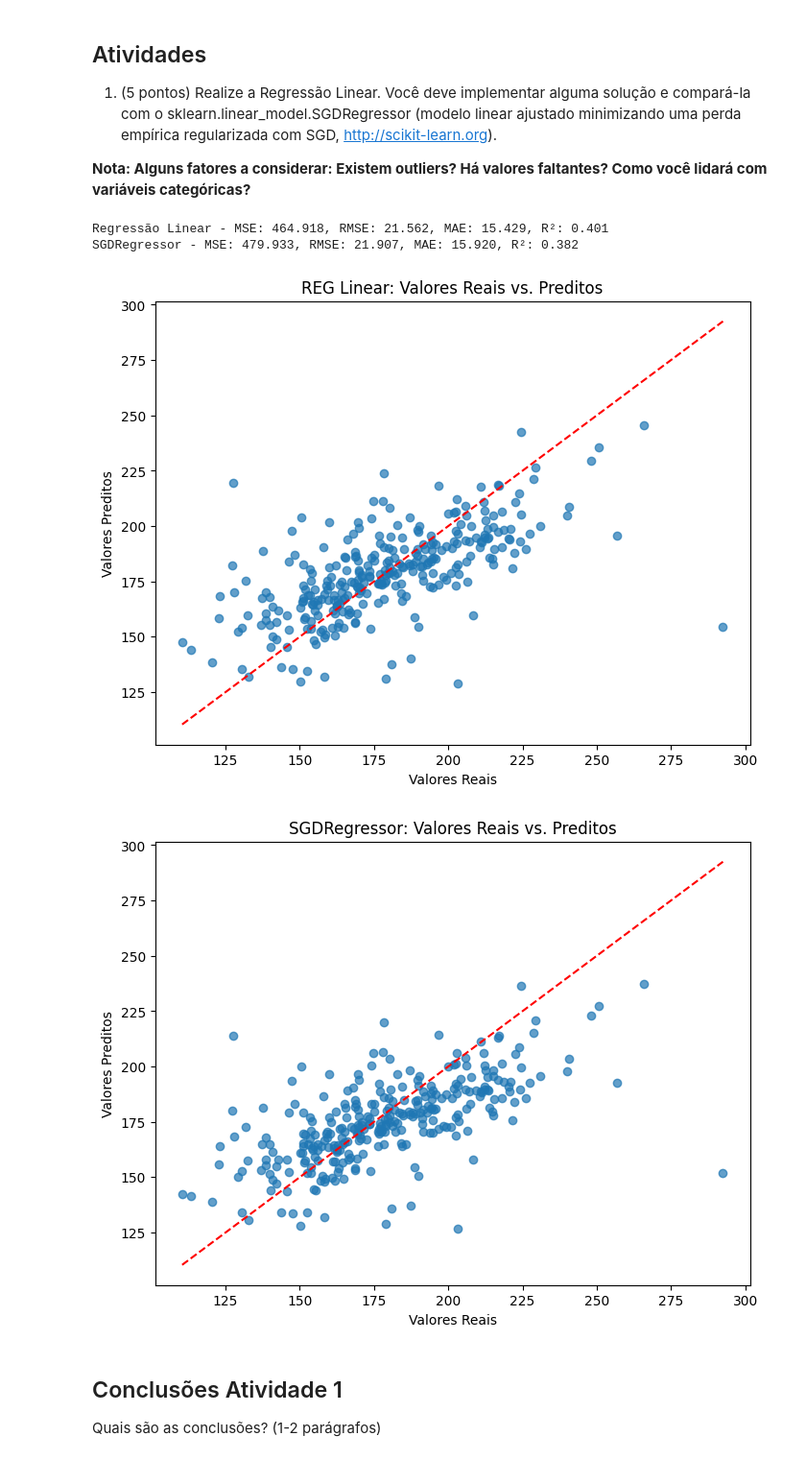
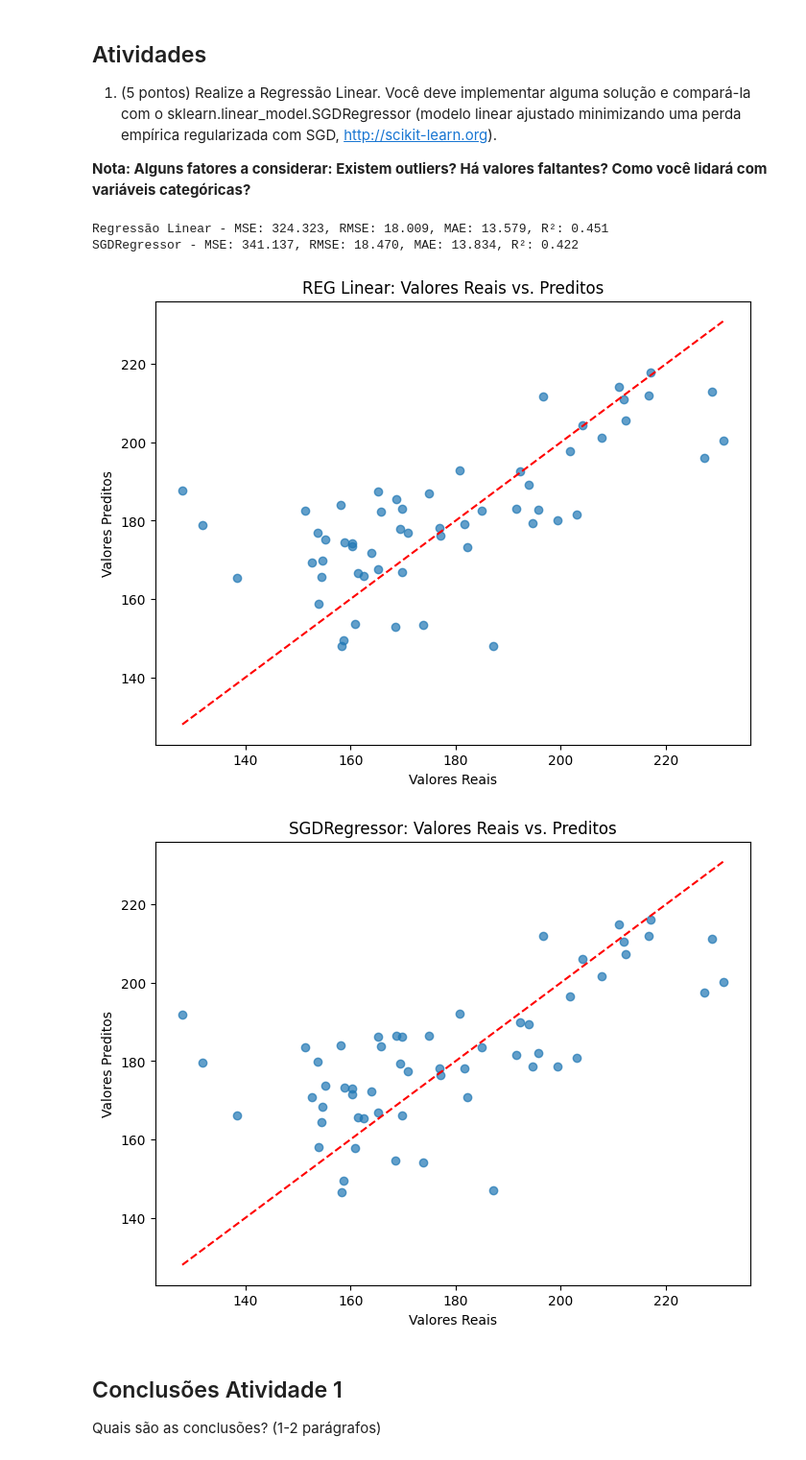
Before and after one commit to Nathan-Rgs/ai-classes, a Jupyter notebook: ac1/AC1_Inteligência_Artificial.ipynb, the cells around one changed output. Shown at 96% size. Cells and saved outputs as stored; diff of their text form; code cells hidden in the pictures.

```diff
--- a/ac1/AC1_Inteligência_Artificial.ipynb
+++ b/ac1/AC1_Inteligência_Artificial.ipynb
@@ -119,12 +119,15 @@ from sklearn.compose import ColumnTransformer
 from sklearn.pipeline import Pipeline
 from sklearn.linear_model import LinearRegression, SGDRegressor
 from sklearn.metrics import mean_squared_error, mean_absolute_error, r2_score
-from sklearn.impute import SimpleImputer
 import matplotlib.pyplot as plt
 
 # 1. Carregar os dados
 train_df = pd.read_csv("data-trainAc1.csv")
 test_df = pd.read_csv("data-testAc1.csv")
+
+# Remover registros com valores faltantes
+train_df = train_df.dropna()
+test_df = test_df.dropna()
 
 # Separar a variável alvo e os atributos
 X_train = train_df.drop(columns=["target_deathrate", "geography"])
@@ -134,26 +137,14 @@ X_test = test_df.drop(columns=["target_deathrate", "geography"])
 y_test = test_df["target_deathrate"]
 
 # 2. Pré-processamento
-# Identificar colunas numéricas e categóricas
 numeric_features = X_train.select_dtypes(include=["int64", "float64"]).columns.tolist()
-categorical_features = ["geography"]
 
-# Pipeline para atributos numéricos com imputação e escalonamento
 numeric_transformer = Pipeline(steps=[
-    ('imputer', SimpleImputer(strategy='mean')),
     ('scaler', StandardScaler())
 ])
 
-# Pipeline para atributos categóricos com imputação e one-hot encoding
-categorical_transformer = Pipeline(steps=[
-    ('imputer', SimpleImputer(strategy='constant', fill_value='missing')),
-    ('onehot', OneHotEncoder(handle_unknown='ignore'))
-])
-
-# Combinar transformações com ColumnTransformer
 preprocessor = ColumnTransformer(transformers=[
-    ('num', numeric_transformer, numeric_features),
-    ('cat', categorical_transformer, categorical_features)
+    ('num', numeric_transformer, numeric_features)
 ])
 
 # 3. Modelagem com Regressão Linear Clássica
@@ -162,65 +153,53 @@ pipeline_lr = Pipeline(steps=[
     ('regressor', LinearRegression())
 ])
 
-pipeline_lr.fit(train_df.drop(columns=["target_deathrate"]), y_train)
-y_pred_lr = pipeline_lr.predict(test_df.drop(columns=["target_deathrate"]))
+pipeline_lr.fit(X_train, y_train)
+y_pred_lr = pipeline_lr.predict(X_test)
 
-# 4. Modelagem com SGDRegressor
+# 4. Modelagem com SGDRegressor seguindo a documentação oficial
+sgd_regressor = SGDRegressor(max_iter=1000, tol=1e-3, penalty='l2', alpha=0.0001, random_state=42)
+
 pipeline_sgd = Pipeline(steps=[
     ('preprocessor', preprocessor),
-    ('regressor', SGDRegressor(
-        max_iter=5000,    # Aumente bastante
-        tol=1e-4,
-        penalty='l2',
-        random_state=42
-    ))
+    ('regressor', sgd_regressor)
 ])
 
-param_grid = {
-    'regressor__alpha': [1e-4, 1e-3, 1e-2],
-    'regressor__learning_rate': ['optimal', 'invscaling'],
-    'regressor__eta0': [0.01, 0.1, 1.0]
-}
-
-grid_search = GridSearchCV(pipeline_sgd, param_grid, cv=5, scoring='neg_mean_squared_error')
-grid_search.fit(train_df.drop(columns=["target_deathrate"]), y_train)
-
-best_sgd = grid_search.best_estimator_
-y_pred_sgd = best_sgd.predict(test_df.drop(columns=["target_deathrate"]))
+pipeline_sgd.fit(X_train, y_train)
+y_pred_sgd = pipeline_sgd.predict(X_test)
 
 # 5. Avaliação dos Modelos
 def print_metrics(y_true, y_pred, model_name):
     mse = mean_squared_error(y_true, y_pred)
     rmse = np.sqrt(mse)
     mae = mean_absolute_error(y_true, y_pred)
     r2 = r2_score(y_true, y_pred)
     print(f"{model_name} - MSE: {mse:.3f}, RMSE: {rmse:.3f}, MAE: {mae:.3f}, R²: {r2:.3f}")
 
 print_metrics(y_test, y_pred_lr, "Regressão Linear")
 print_metrics(y_test, y_pred_sgd, "SGDRegressor")
 
 # 6. Visualização dos resultados do melhor modelo (exemplo com REG Linear)
 plt.figure(figsize=(8, 6))
 plt.scatter(y_test, y_pred_lr, alpha=0.7)
 plt.xlabel("Valores Reais")
 plt.ylabel("Valores Preditos")
 plt.title("REG Linear: Valores Reais vs. Preditos")
-plt.plot([y_test.min(), y_test.max()], [y_test.min(), y_test.max()], 'r--')  # linha ideal
+plt.plot([y_test.min(), y_test.max()], [y_test.min(), y_test.max()], 'r--')
 plt.show()
 
 # 7. Visualização dos resultados do melhor modelo (exemplo com SGDRegressor)
 plt.figure(figsize=(8, 6))
 plt.scatter(y_test, y_pred_sgd, alpha=0.7)
 plt.xlabel("Valores Reais")
 plt.ylabel("Valores Preditos")
 plt.title("SGDRegressor: Valores Reais vs. Preditos")
-plt.plot([y_test.min(), y_test.max()], [y_test.min(), y_test.max()], 'r--')  # linha ideal
+plt.plot([y_test.min(), y_test.max()], [y_test.min(), y_test.max()], 'r--')
 plt.show()
 # %% [output]
-Regressão Linear - MSE: 464.918, RMSE: 21.562, MAE: 15.429, R²: 0.401
-SGDRegressor - MSE: 479.933, RMSE: 21.907, MAE: 15.920, R²: 0.382
+Regressão Linear - MSE: 324.323, RMSE: 18.009, MAE: 13.579, R²: 0.451
+SGDRegressor - MSE: 341.137, RMSE: 18.470, MAE: 13.834, R²: 0.422
-[figure, old version]
+[figure, new version]
-[figure, old version]
+[figure, new version]
 # %% [markdown]
 ## Conclusões Atividade 1
 
```
